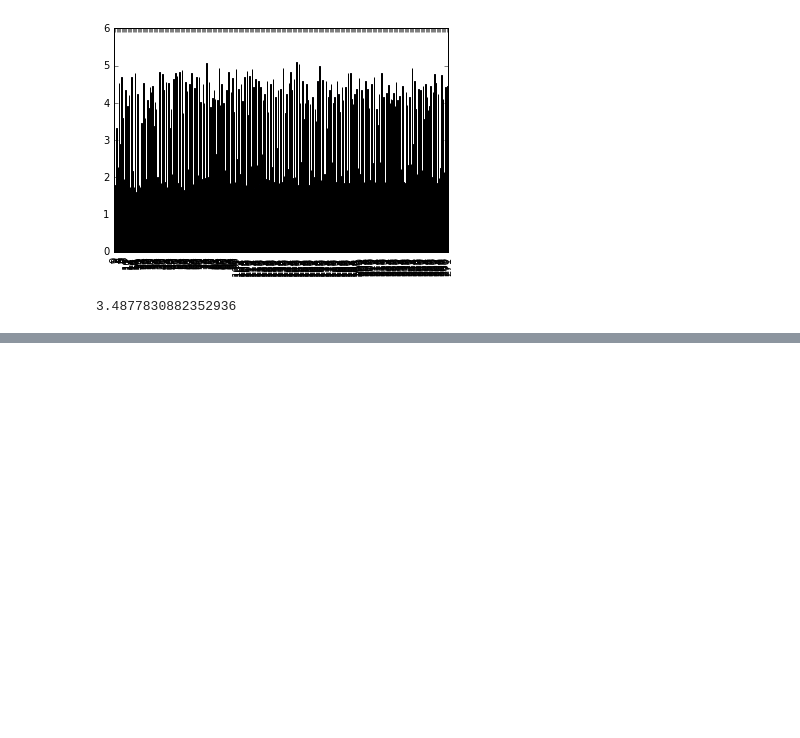
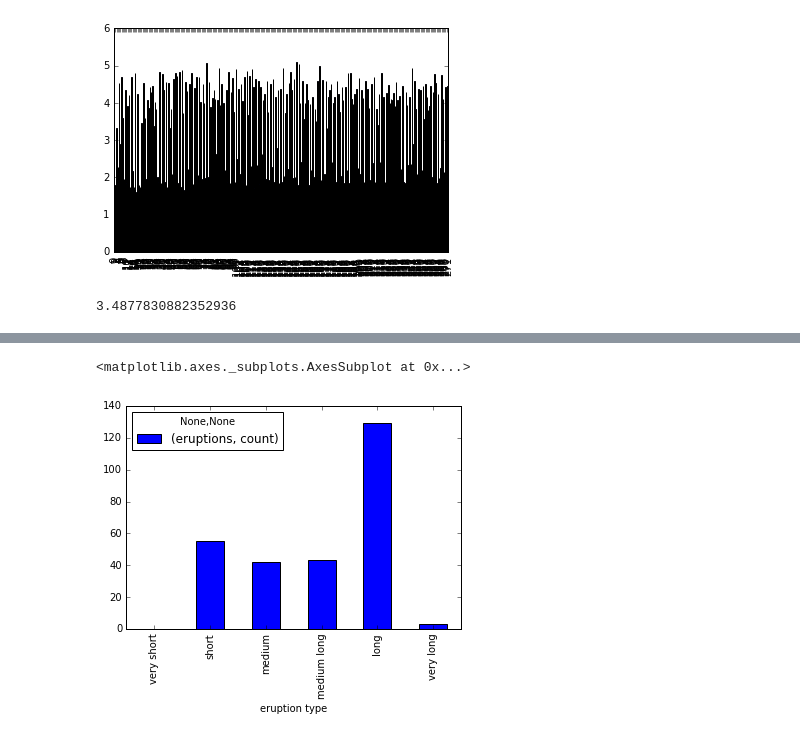
Before and after one commit to nikhilpatwardhan/mathfun, a Jupyter notebook: play/pandas_02.ipynb, the cells around one changed output, grey strips where cells are left out. Drawn from its saved outputs; the diff is of its cells as text; code cells hidden in the pictures; blank space fills up the shorter version.

```diff
--- a/play/pandas_02.ipynb
+++ b/play/pandas_02.ipynb
@@ -80,0 +162,5 @@ df['eruptions'].mean()
+# %%
+df[['eruptions', 'eruption type']].groupby(['eruption type']).agg(['count']).plot.bar()
+# %% [output]
+<matplotlib.axes._subplots.AxesSubplot at 0x...>
+[figure, added]
```
Also changed, not shown: parts of 16 cells of this notebook.
